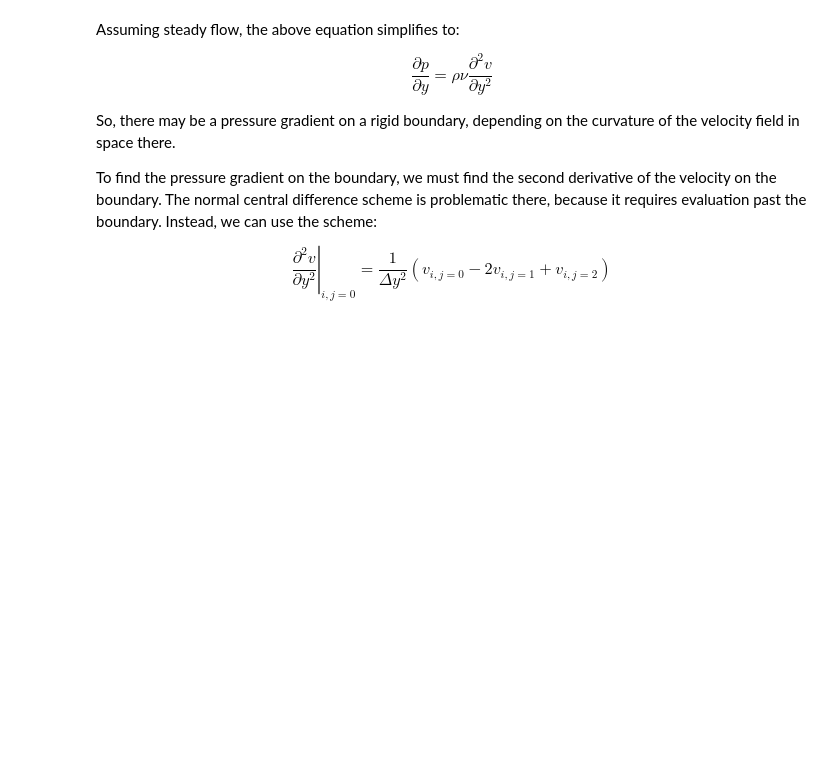
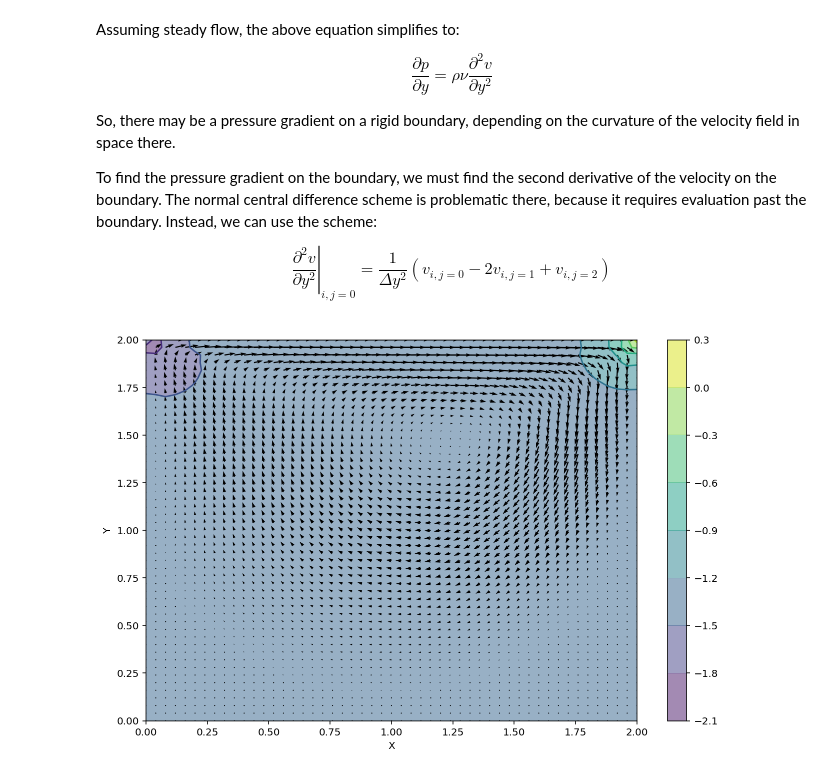
Before and after one commit to mattwilliams06/PythonCFD, a Jupyter notebook: NavierStokesFiniteDiff/pressure_velocity_cavity.ipynb, the cells around one changed output. Saved outputs shown, nothing was run; the diff lists cells and outputs as text; code cells hidden in the pictures; blank space fills up the shorter version.

```diff
--- a/NavierStokesFiniteDiff/pressure_velocity_cavity.ipynb
+++ b/NavierStokesFiniteDiff/pressure_velocity_cavity.ipynb
@@ -63,0 +54,30 @@ def pressPoisson(p, dx, dy, rho, nu, u, v):
+# %%
+def pressPoisson(p, dx, dy, dt, rho, nu, u, v, nit):
+    import numpy as np
+    pn = np.empty_like(p)
+    b = np.empty_like(p)
+
+    # For readibility, the term in square brackets is below
+    b[1:-1,1:-1] = (1/dt * ((u[1:-1,2:]-u[1:-1,:-2])/(2*dx) + (v[2:,1:-1]-v[:-2,1:-1])/(2*dy))
+                    - ((u[1:-1,2:]-u[1:-1,:-2])/(2*dx))**2
+                    - ((v[2:,1:-1]-v[:-2,1:-1])/(2*dy))**2
+                    - 2 * (u[2:,1:-1]-u[:-2,1:-1])/(2*dy) * (v[1:-1,2:]-v[1:-1,:-2])/(2*dx))
+
+    for n in range(nit):
+        pn = np.copy(p)
+        p[1:-1,1:-1] = (((pn[1:-1,2:]+pn[1:-1,:-2])*dy**2 + (pn[2:,1:-1]+p[:-2,1:-1])*dx**2)/(2*(dx**2+dy**2))
+                        - rho*dx**2*dy**2/(2*(dx**2+dy**2)) * b[1:-1,1:-1])
+        # Boundary conditions
+        ## at y = Ly (free surface)
+        ## The position of the centered second difference makes the pressure be a forward difference, aka (p[-2] - p[-1])/dy
+        p[-1,:] = p[-2,:] - rho*nu/dy*(v[-1,:]-2*v[-2,:]+v[-3,:])
+        ## at y = 0 (bottom)
+        ## This creates a backward difference for the pressure derivative, (p[1] - p[0])/dy
+        p[0,:] = p[1,:] - rho*nu/dy*(v[0,:]-2*v[1,:]+v[2,:])
+        ## at x = 0 (left)
+        ## This is a backward difference for pressure (p[1] - p[0])/dx
+        p[:,0] = p[:,1] - rho*nu/dx*(u[:,0]-2*u[:,1]+u[:,2])
+        ## at x = Lx (right)
+        ## This is a forward difference, (p[-2] - p[-1])/dx
+        p[:,-1] = p[:,-2] - rho*nu/dx*(u[:,-1]-2*u[:,-2]+u[:,-3])
+    return p
@@ -63,0 +134,16 @@ def pressPoisson(p, dx, dy, rho, nu, u, v):
+# %%
+def plot_cavity():
+    import matplotlib.pyplot as plt
+    from matplotlib import cm
+    u, v, p, X, Y = cavity_flow()
+    fig = plt.figure(figsize=(11,7))
+    plt.contourf(X, Y, p, alpha=0.5)     # Pressure field as contour
+    plt.colorbar()
+    plt.contour(X, Y, p)
+    plt.quiver(X, Y, u, v)               # Velocity
+    plt.xlabel('X')
+    plt.ylabel('Y')
+# %%
+plot_cavity()
+# %% [output]
+[figure, added]
```
Also changed, not shown: parts of 5 cells of this notebook.
